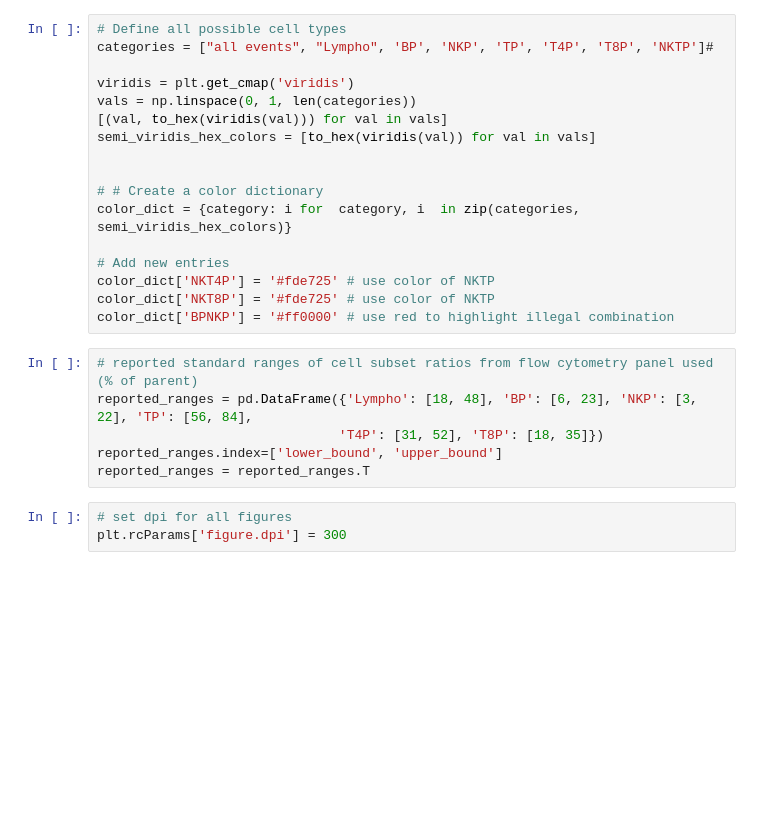
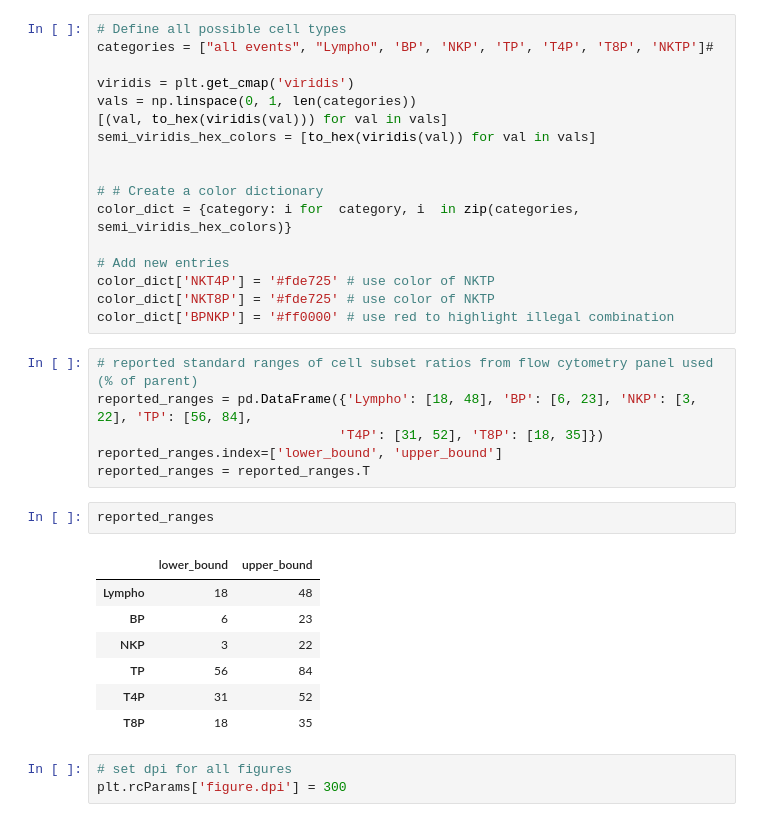
Before and after one commit to gp-ca/public_aicontrol, a Jupyter notebook: 01_data_quality_assurance.ipynb, the cells around one changed output. Drawn from its saved outputs; the diff is of its cells as text; blank space fills up the shorter version.

```diff
--- a/01_data_quality_assurance.ipynb
+++ b/01_data_quality_assurance.ipynb
@@ -58,6 +58,16 @@ reported_ranges = pd.DataFrame({'Lympho': [18, 48], 'BP': [6, 23], 'NKP': [3, 22
                                'T4P': [31, 52], 'T8P': [18, 35]})
 reported_ranges.index=['lower_bound', 'upper_bound']
 reported_ranges = reported_ranges.T
+# %%
+reported_ranges
+# %% [output]
+|  | lower_bound | upper_bound |
+| Lympho | 18 | 48 |
+| BP | 6 | 23 |
+| NKP | 3 | 22 |
+| TP | 56 | 84 |
+| T4P | 31 | 52 |
+| T8P | 18 | 35 |
 # %%
 # set dpi for all figures
 plt.rcParams['figure.dpi'] = 300
```
Also changed, not shown: parts of 2 cells of this notebook, 5 other files.
